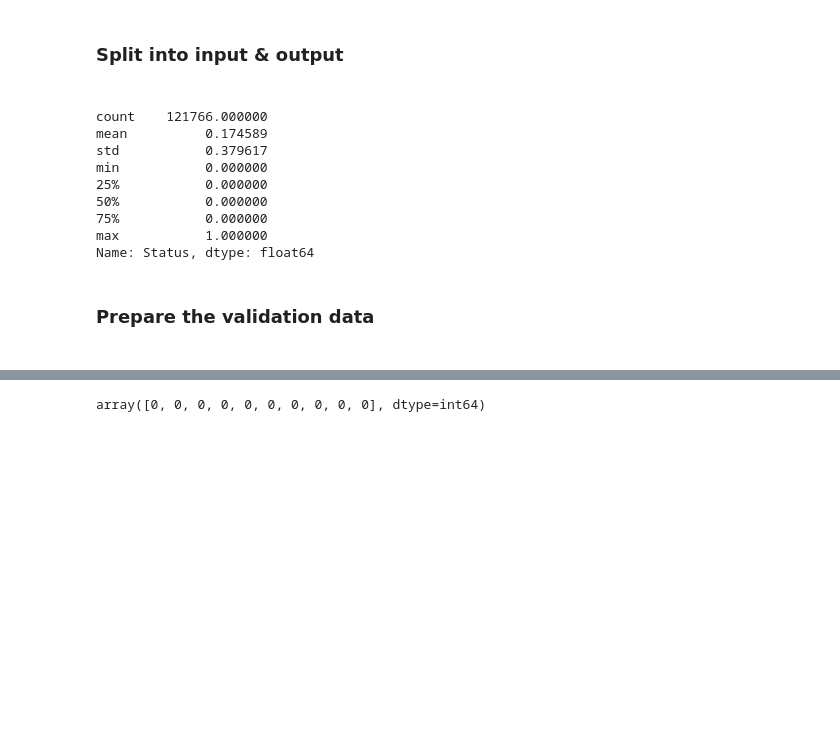
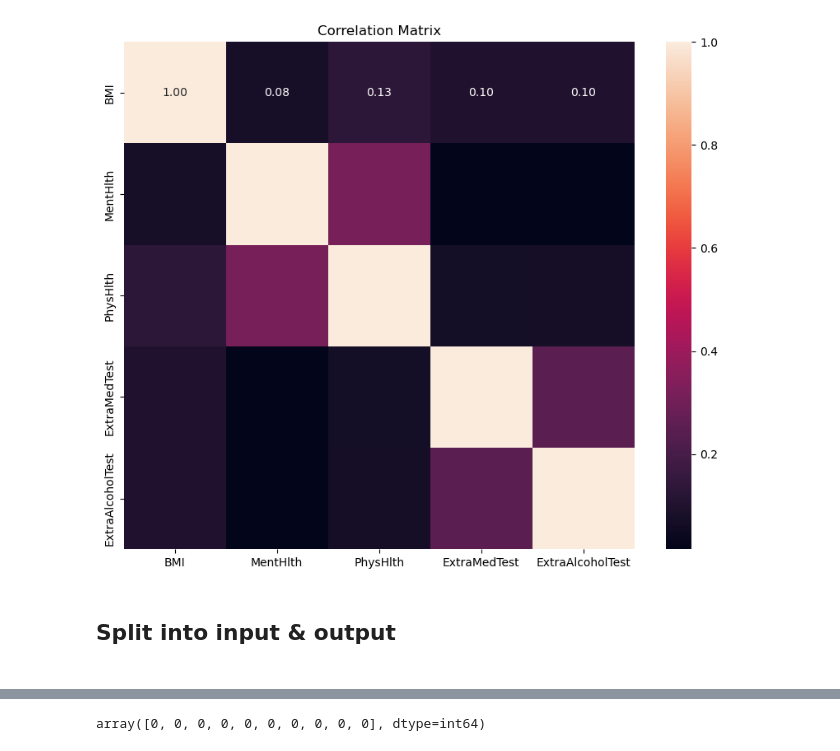
Before and after one commit to 2003congthinh/Machine-Learning, a Jupyter notebook: ASM 1/Diabetes.ipynb, the cells around one changed output, grey strips where cells are left out. Drawn from its saved outputs; the diff is of its cells as text; code cells hidden in the pictures; blank space fills up the shorter version.

```diff
--- a/ASM 1/Diabetes.ipynb
+++ b/ASM 1/Diabetes.ipynb
@@ -30,19 +139,24 @@ memory usage: 23.2 MB
+# %%
+# Visualize correlations between numerical features
+
+# Select specific columns to include in the correlation matrix
+selected_columns = ['BMI', 'MentHlth', 'PhysHlth','ExtraMedTest', 'ExtraAlcoholTest']  # Add the column names you want to include
+
+# Create a subset of num_features with selected columns
+selected_num_features = num_features[selected_columns]
+
+# Compute the correlation matrix for the selected columns
+correlation_matrix = selected_num_features.corr()
+
+# Plot the heatmap
+plt.figure(figsize=(10, 8))
+sns.heatmap(correlation_matrix, annot=True, fmt=".2f")
+plt.title("Correlation Matrix")
+plt.show()
+# %% [output]
+[figure, added]
 # %% [markdown]
-<h3>Split into input & output<h3>
+<h2>Split into input & output<h2>
 # %%
 X = train.drop(columns=['Status'])
 y = train['Status']
-# %%
-y.describe()
-# %% [output]
-count    121766.000000
-mean          0.174589
-std           0.379617
-min           0.000000
-25%           0.000000
-50%           0.000000
-75%           0.000000
-max           1.000000
-Name: Status, dtype: float64
-# %% [markdown]
-<h3>Prepare the validation data<h3>
```
Also changed, not shown: parts of 60 cells of this notebook.
